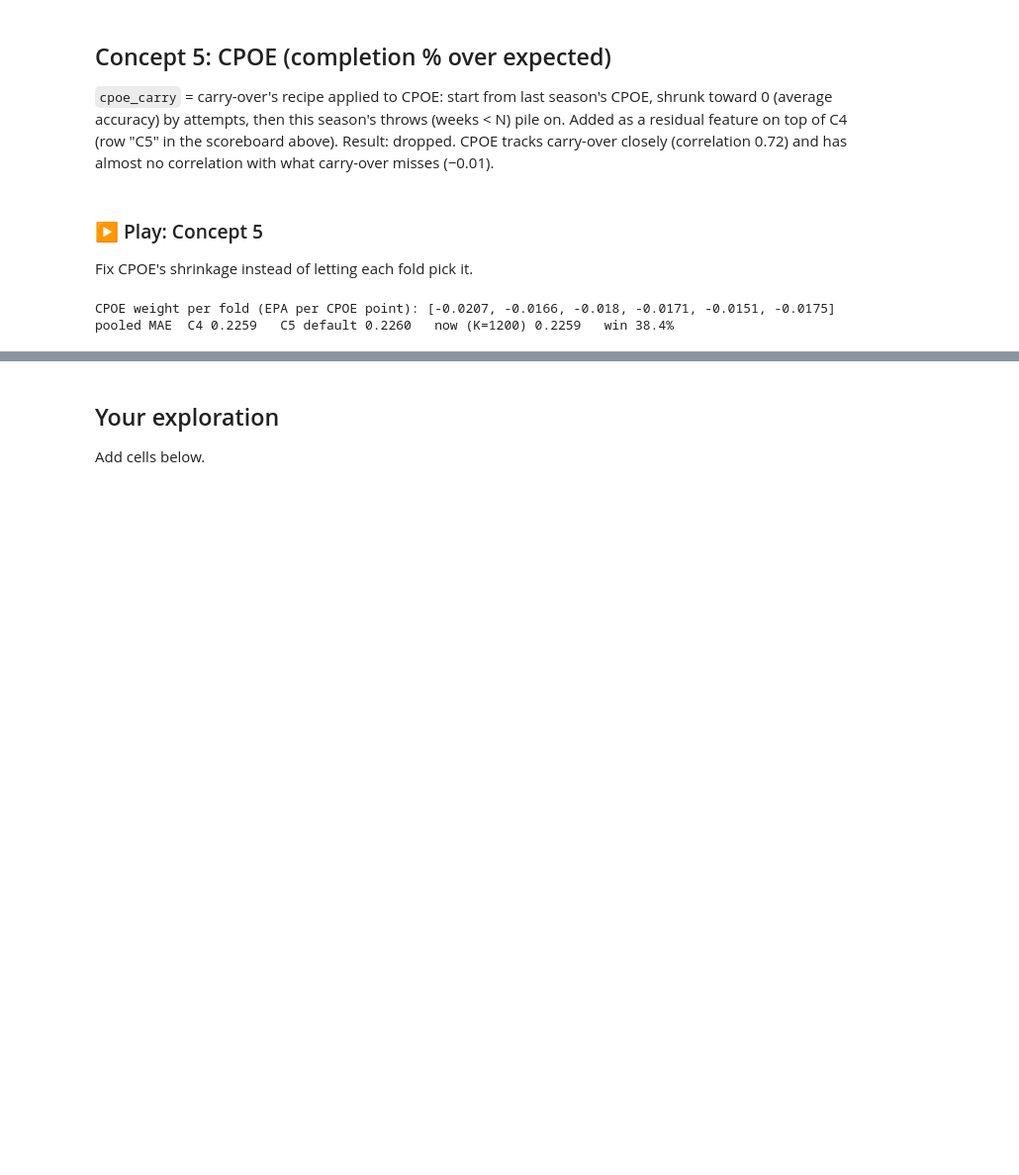
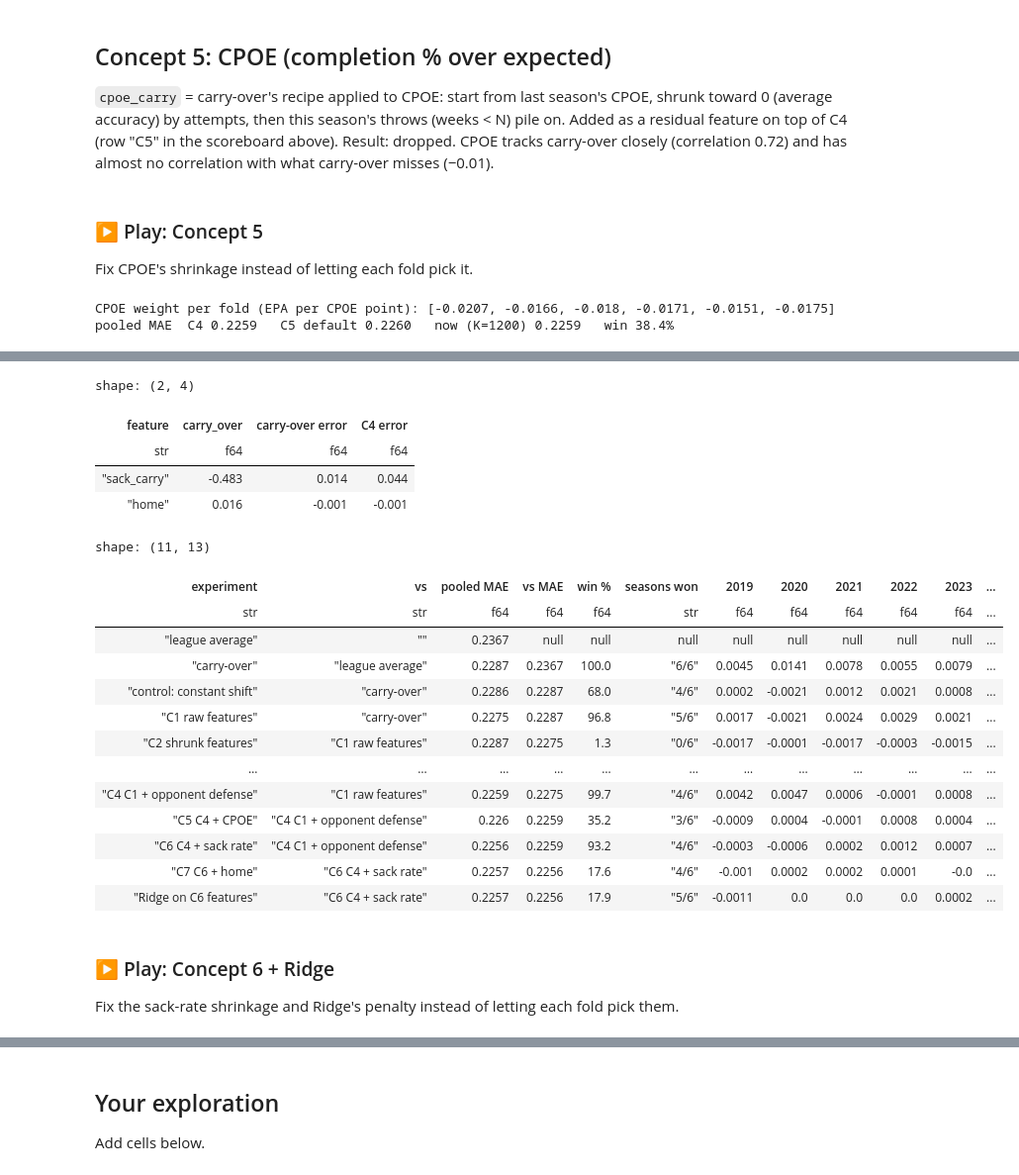
Before and after one commit to siddharthvemula/nfl-player-ratings, a Jupyter notebook: notebooks/03_features_ridge.ipynb, the cells around one changed output, grey strips where cells are left out. Shown at 99% size. Cells and saved outputs as stored; diff of their text form; code cells hidden in the pictures; blank space fills up the shorter version.

Commit message:
Phase 4 final: Ridge on kept features ties plain linear (0.2257 vs 0.2256, win 18%); final Phase 4 model = C6 linear
Co-Authored-By: Claude Opus 5.5 <noreply@anthropic.com>

```diff
--- a/notebooks/03_features_ridge.ipynb
+++ b/notebooks/03_features_ridge.ipynb
@@ -320,0 +329,64 @@ pooled MAE  C4 0.2259   C5 default 0.2260   now (K=1200) 0.2259   win 38.4%
+# %%
+import numpy as np
+from src.features.history import SACK_FEATURES, sack_features
+from src.features.opponent import HOME_FEATURES, home_features
+from src.models.linear import RIDGE_ALPHAS, make_ridge
+from src.models.walk_forward import fit_residual, predict_residual
+
+# Pre-check on 2016-2023 only: C4 fit in-sample there, then correlate each new feature with its errors.
+train_t = targets.filter(pl.col("split") == "train")
+pre = carry_over(games, train_t, league_avg, 300).rename({"prediction": "carry_over"})
+pre = home_features(games, sack_features(games, defense_features(games, base_features(games, pre, league_avg), league_avg, 200), 300))
+pre = predict_residual(fit_residual(pre, BASE_FEATURES + DEFENSE_FEATURES), pre, BASE_FEATURES + DEFENSE_FEATURES)
+pre = pre.with_columns((pl.col("target") - pl.col("carry_over")).alias("carry-over error"), (pl.col("target") - pl.col("prediction")).alias("C4 error"))
+
+def wcorr(a, b):
+    w, x, y = (pre[c].to_numpy().astype(float) for c in ("weight", a, b))
+    x, y = x - np.average(x, weights=w), y - np.average(y, weights=w)
+    return np.average(x * y, weights=w) / np.sqrt(np.average(x * x, weights=w) * np.average(y * y, weights=w))
+
+display(pl.DataFrame([{"feature": f, **{c: round(wcorr(f, c), 3) for c in ["carry_over", "carry-over error", "C4 error"]}} for f in ["sack_carry", "home"]]))
+
+# Walk-forward: C6 on top of C4, C7 on top of C6 (the best at the time), Ridge on C6's features.
+SACK_K_GRID = (50, 100, 200, 300, 500, 800, 1200)
+C6_FEATURES = BASE_FEATURES + DEFENSE_FEATURES + SACK_FEATURES
+c6_build = lambda g, t, la, k: sack_features(g, defense_features(g, base_features(g, t, la), la, k[0]), k[1])
+c6_grid = tuple(itertools.product(DEF_K_GRID, SACK_K_GRID))
+more = {
+    "C6 C4 + sack rate": Experiment("C6", C6_FEATURES, c6_build, c6_grid),
+    "C7 C6 + home": Experiment("C7", C6_FEATURES + HOME_FEATURES, lambda g, t, la, k: home_features(g, c6_build(g, t, la, k)), c6_grid),
+    "Ridge on C6 features": Experiment("Ridge", C6_FEATURES, c6_build, c6_grid, make_model=make_ridge, param_grid=RIDGE_ALPHAS),
+}
+picks = {}
+for name, exp in more.items():
+    pooled[name], picks[name] = walk_forward(games, targets, exp)
+for name, vs in [("C6 C4 + sack rate", "C4 C1 + opponent defense"), ("C7 C6 + home", "C6 C4 + sack rate"), ("Ridge on C6 features", "C6 C4 + sack rate")]:
+    s = compare(pooled[name], pooled[vs])
+    rows.append({"experiment": name, "vs": vs, "pooled MAE": round(s["mae"], 4), "vs MAE": round(s["best_mae"], 4),
+                 "win %": round(100 * s["win_rate"], 1), "seasons won": f"{s['seasons_won']}/6",
+                 **{str(y): round(g, 4) for y, g in s["per_season_gain"].items()}, "keep": s["keep"]})
+scoreboard = pl.DataFrame(rows)
+scoreboard
+# %% [output]
+shape: (2, 4)
+| feature | carry_over | carry-over error | C4 error |
+| str | f64 | f64 | f64 |
+| "sack_carry" | -0.483 | 0.014 | 0.044 |
+| "home" | 0.016 | -0.001 | -0.001 |
+shape: (11, 13)
+| experiment | vs | pooled MAE | vs MAE | win % | seasons won | 2019 | 2020 | 2021 | 2022 | 2023 | ... |
+| str | str | f64 | f64 | f64 | str | f64 | f64 | f64 | f64 | f64 | ... |
+| "league average" | "" | 0.2367 | null | null | null | null | null | null | null | null | ... |
+| "carry-over" | "league average" | 0.2287 | 0.2367 | 100.0 | "6/6" | 0.0045 | 0.0141 | 0.0078 | 0.0055 | 0.0079 | ... |
+| "control: constant shift" | "carry-over" | 0.2286 | 0.2287 | 68.0 | "4/6" | 0.0002 | -0.0021 | 0.0012 | 0.0021 | 0.0008 | ... |
+| "C1 raw features" | "carry-over" | 0.2275 | 0.2287 | 96.8 | "5/6" | 0.0017 | -0.0021 | 0.0024 | 0.0029 | 0.0021 | ... |
+| "C2 shrunk features" | "C1 raw features" | 0.2287 | 0.2275 | 1.3 | "0/6" | -0.0017 | -0.0001 | -0.0017 | -0.0003 | -0.0015 | ... |
+| … | … | … | … | … | … | … | … | … | … | … | ... |
+| "C4 C1 + opponent defense" | "C1 raw features" | 0.2259 | 0.2275 | 99.7 | "4/6" | 0.0042 | 0.0047 | 0.0006 | -0.0001 | 0.0008 | ... |
+| "C5 C4 + CPOE" | "C4 C1 + opponent defense" | 0.226 | 0.2259 | 35.2 | "3/6" | -0.0009 | 0.0004 | -0.0001 | 0.0008 | 0.0004 | ... |
+| "C6 C4 + sack rate" | "C4 C1 + opponent defense" | 0.2256 | 0.2259 | 93.2 | "4/6" | -0.0003 | -0.0006 | 0.0002 | 0.0012 | 0.0007 | ... |
+| "C7 C6 + home" | "C6 C4 + sack rate" | 0.2257 | 0.2256 | 17.6 | "4/6" | -0.001 | 0.0002 | 0.0002 | 0.0001 | -0.0 | ... |
+| "Ridge on C6 features" | "C6 C4 + sack rate" | 0.2257 | 0.2256 | 17.9 | "5/6" | -0.0011 | 0.0 | 0.0 | 0.0 | 0.0002 | ... |
+# %% [markdown]
+### ▶ Play: Concept 6 + Ridge
+Fix the sack-rate shrinkage and Ridge's penalty instead of letting each fold pick them.
```
Also changed, not shown: parts of 2 cells of this notebook, 6 other files.
